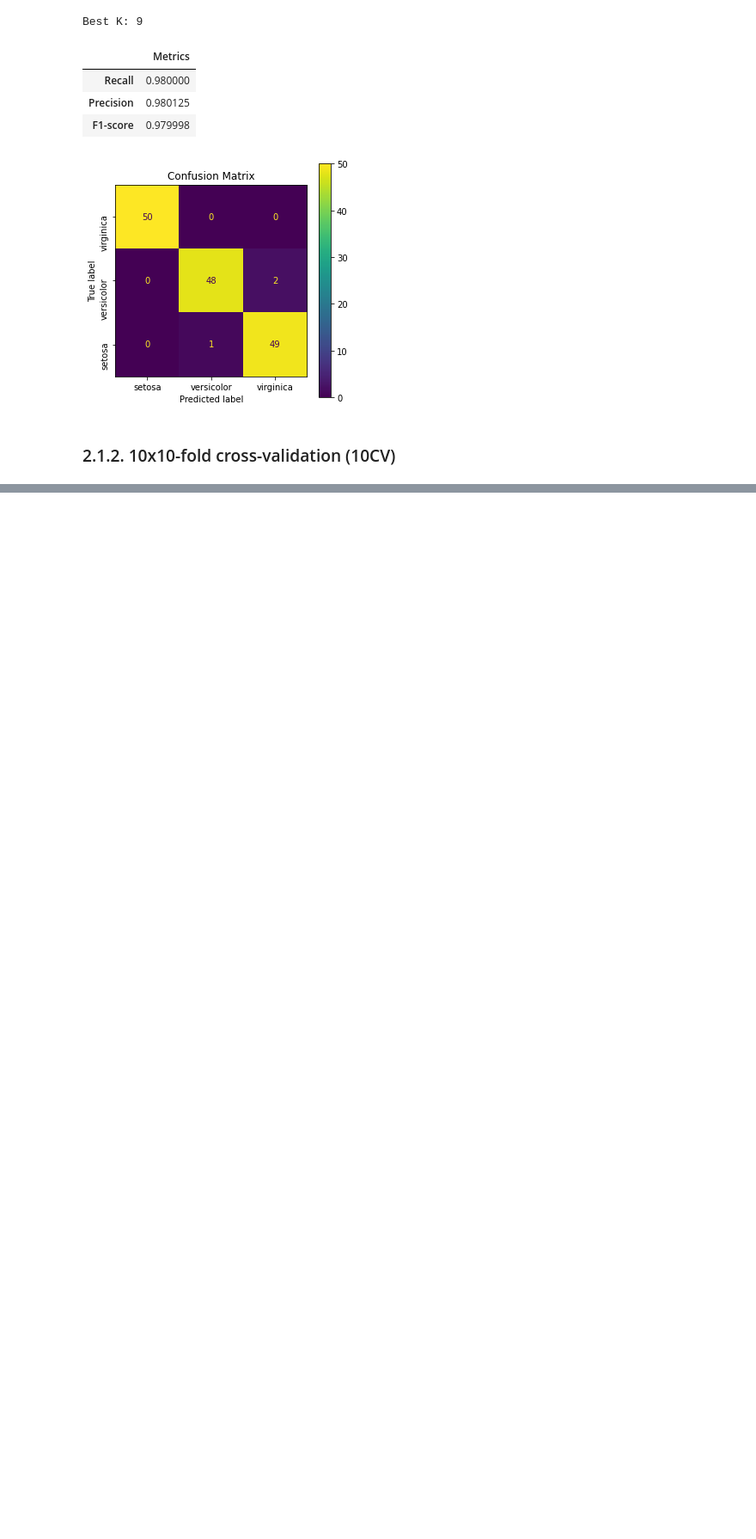
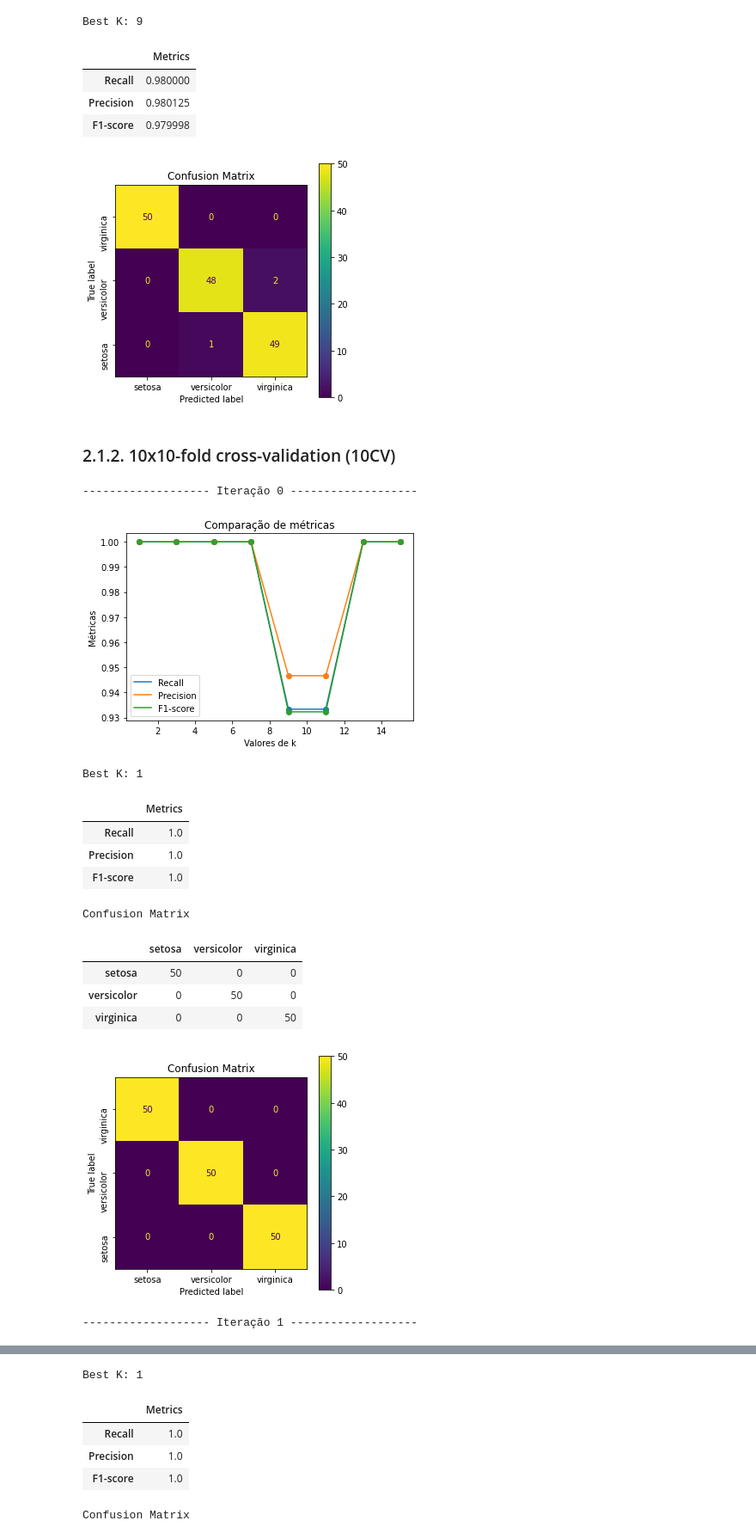
Before and after one commit to patii01/TCD-TP, a Jupyter notebook: Part_B/code/mainActivity.ipynb, the cells around one changed output, grey strips where cells are left out. Shown at 86% size. Cells and saved outputs as stored; diff of their text form; code cells hidden in the pictures; blank space fills up the shorter version.

```diff
--- a/Part_B/code/mainActivity.ipynb
+++ b/Part_B/code/mainActivity.ipynb
@@ -433,61 +433,72 @@ Best K: 9
 # %% [markdown]
 ### 2.1.2. 10x10-fold cross-validation (10CV)
 # %%
-def CV_212(x, y, metr):
+def CV_212(info, metr):
+    for k in _k:
+        neigh = K_neighbors_classifier(info['TRAIN'][0], info['TRAIN'][1], k)
+        pred = neigh.predict(info['TEST'][0])
+        true = info['TEST'][1]
+        cm, rs, ps, f1 = metrics(true, pred)
 
-    kf = k_fold(x, y, n_splits)
-
-    count = 0
-    for info in kf:
-        print("------------------- Iteração " + str(count) + " -------------------")
-        count += 1
-
-        for k in _k:
-            neigh = K_neighbors_classifier(info['TRAIN'][0], info['TRAIN'][1], k)
-            pred = neigh.predict(info['TEST'][0])
-            true = info['TEST'][1]
-            cm, rs, ps, f1 = metrics(true, pred)
-
-            metr["Neigh"].append(neigh)
-            metr["Recall"].append(rs)
-            metr["Precision"].append(ps)
-            metr["F1-score"].append(f1)
-
+        metr["Neigh"].append(neigh)
+        metr["Recall"].append(rs)
+        metr["Precision"].append(ps)
+        metr["F1-score"].append(f1)
 
     return metr
 
 def plot_metricas(metr):
     plt.figure()
 
     plt.plot(_k, metr["Recall"], label="Recall")
     plt.scatter(_k, metr["Recall"])
     plt.plot(_k, metr["Precision"], label="Precision")
     plt.scatter(_k, metr["Precision"])
     plt.plot(_k, metr["F1-score"], label="F1-score")
     plt.scatter(_k, metr["F1-score"])
 
     plt.title("Comparação de métricas")
     plt.xlabel("Valores de k")
     plt.ylabel("Métricas")
     plt.legend()
     plt.show()
 
 def CV_gama(x, y):
-    metr = {"Neigh": [], "Recall": [], "Precision": [], "F1-score": []}
 
-    new_metr = CV_212(x, y, metr)
+    kf = k_fold(x, y, 10)
+    count = 0
+    for info in kf:
+        metr = {"Neigh": [], "Recall": [], "Precision": [], "F1-score": []}
+        print("------------------- Iteração " + str(count) + " -------------------")
+        count += 1
+        new_metr = CV_212(info, metr)
 
-    plot_metricas(new_metr)
+        plot_metricas(new_metr)
 
-    pos_k = new_metr["Recall"].index(max(new_metr["Recall"]))
-    best_k = _k[pos_k]
-    print("Best K: " + str(best_k))
+        pos_k = new_metr["Recall"].index(max(new_metr["Recall"]))
+        best_k = _k[pos_k]
+        print("Best K: " + str(best_k))
 
-    neigh = K_neighbors_classifier(x, y, best_k)
-    pred = neigh.predict(x)
-    true = y
-    cm, rs, ps, f1 = metrics(true, pred)
+        neigh = K_neighbors_classifier(x, y, best_k)
+        pred = neigh.predict(x)
+        true = y
+        cm, rs, ps, f1 = metrics(true, pred)
 
-    mais_bonito(cm, rs, ps, f1, iris["target_names"])
+        mais_bonito(cm, rs, ps, f1, iris["target_names"])
 
 CV_gama(data, target)
+# %% [output]
+------------------- Iteração 0 -------------------
+[figure, added]
+Best K: 1
+|  | Metrics |
+| Recall | 1.0 |
+| Precision | 1.0 |
+| F1-score | 1.0 |
+Confusion Matrix
+|  | setosa | versicolor | virginica |
+| setosa | 50 | 0 | 0 |
+| versicolor | 0 | 50 | 0 |
+| virginica | 0 | 0 | 50 |
+[figure, added]
+------------------- Iteração 1 -------------------
@@ -493,0 +506,6 @@ CV_gama(data, target)
+Best K: 1
+|  | Metrics |
+| Recall | 1.0 |
+| Precision | 1.0 |
+| F1-score | 1.0 |
+Confusion Matrix
```
Also changed, not shown: parts of 1 cell of this notebook, 1 other file.
